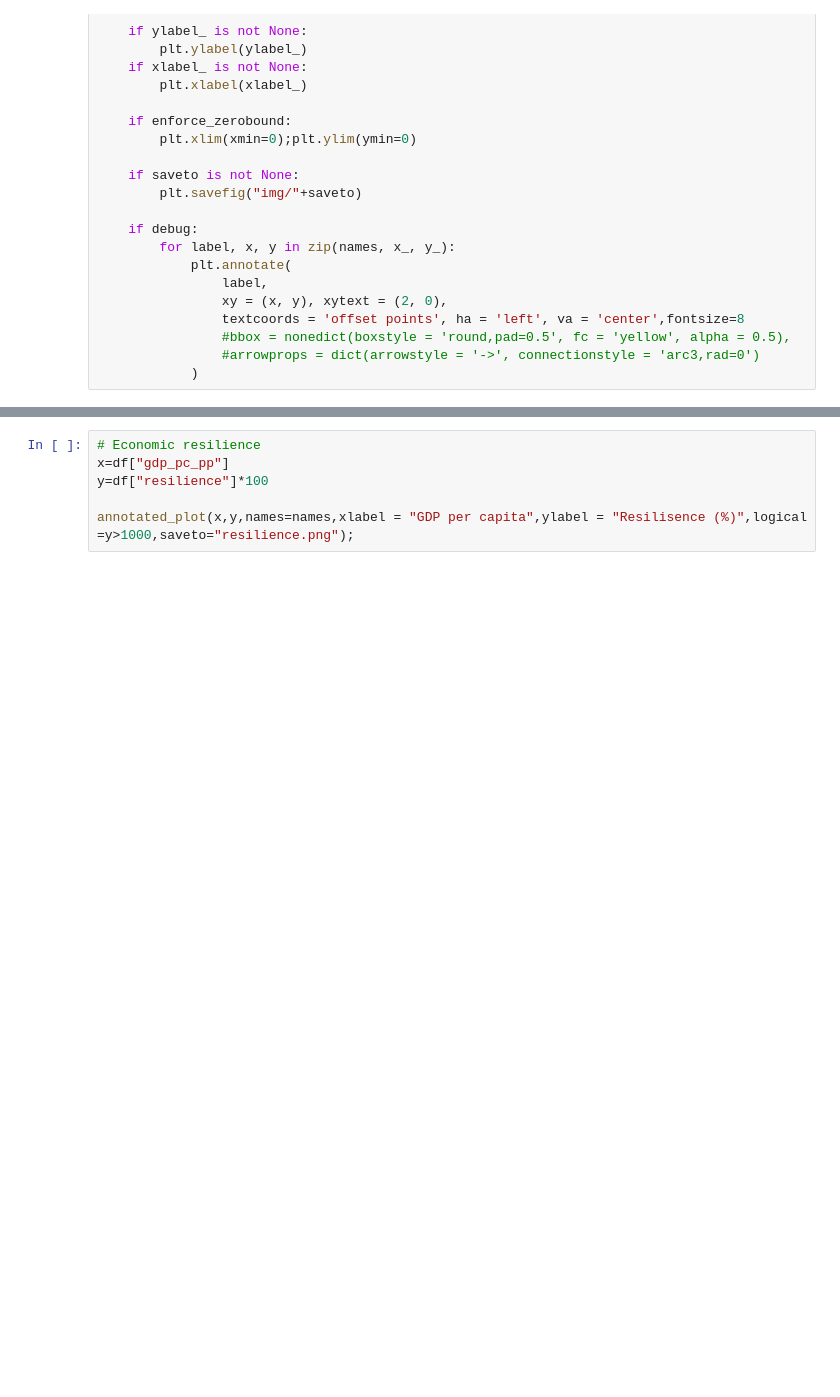
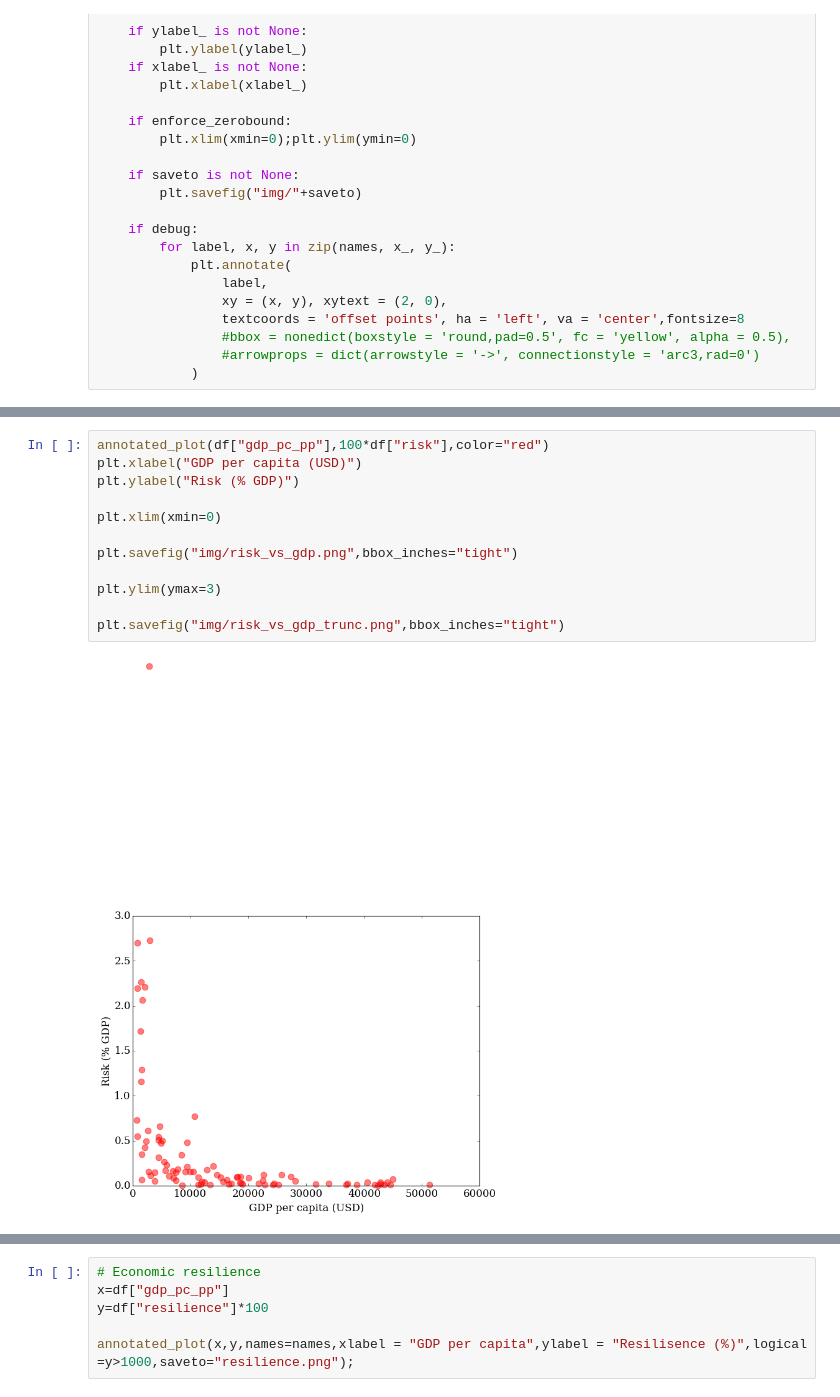
Before and after one commit to adrivsh/resilience_indicator_public, a Jupyter notebook: draw_plots.ipynb, the cells around one changed output, grey strips where cells are left out. Saved outputs shown, nothing was run; the diff lists cells and outputs as text; blank space fills up the shorter version.

```diff
--- a/draw_plots.ipynb
+++ b/draw_plots.ipynb
@@ -561,0 +135,14 @@ plt.savefig("img/destitution_factors.png")
+# %%
+annotated_plot(df["gdp_pc_pp"],100*df["risk"],color="red")
+plt.xlabel("GDP per capita (USD)")
+plt.ylabel("Risk (% GDP)")
+
+plt.xlim(xmin=0)
+
+plt.savefig("img/risk_vs_gdp.png",bbox_inches="tight")
+
+plt.ylim(ymax=3)
+
+plt.savefig("img/risk_vs_gdp_trunc.png",bbox_inches="tight")
+# %% [output]
+[figure, added]
```
Also changed, not shown: parts of 66 cells of this notebook, 14 other files.
